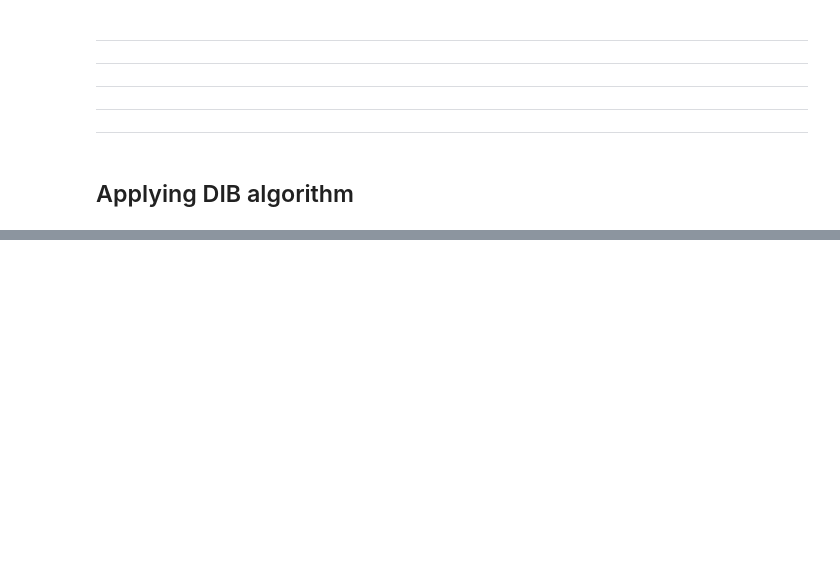
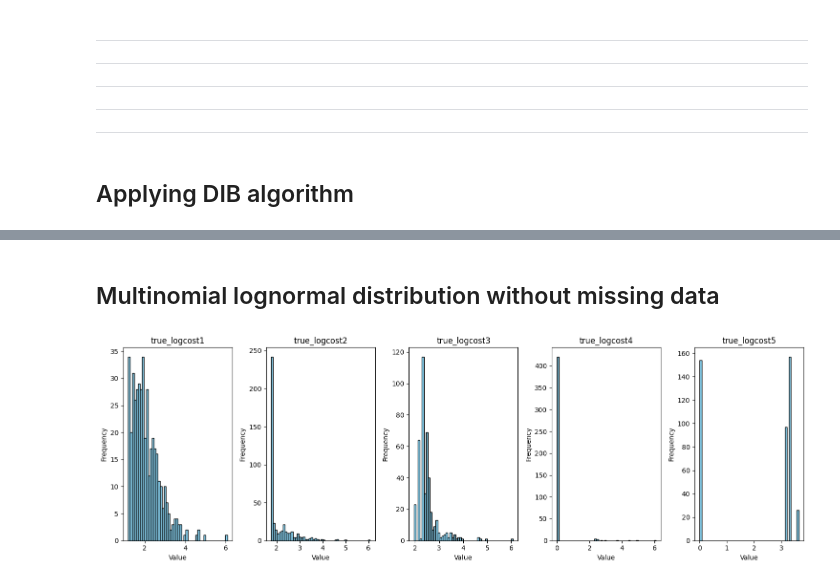
Before and after one commit to alex-monti/Master-Thesis, a Jupyter notebook: LM-telephone-complete-data.ipynb, the cells around one changed output, grey strips where cells are left out. Saved outputs shown, nothing was run; the diff lists cells and outputs as text; code cells hidden in the pictures; blank space fills up the shorter version.

```diff
--- a/LM-telephone-complete-data.ipynb
+++ b/LM-telephone-complete-data.ipynb
@@ -158,0 +138,9 @@ from functions_geom_DIB import geom_DIB_on_alternatives
+# %%
+df_logcost = data[['logcost1', 'logcost2', 'logcost3', 'logcost4', 'logcost5']]
+# Compute the mean vector and covariance matrix
+log_df_logcost = np.log(df_logcost)
+mean_vector = log_df_logcost.mean()
+covariance_matrix = log_df_logcost.cov()
+
+# Compute the probability density for each individual's cost vector
+df_logcost['probability_density'] = df_logcost.apply(lambda row: multivariate_lognormal_pdf(row.values, mean_vector, covariance_matrix), axis=1)
@@ -158,0 +169,3 @@ from functions_geom_DIB import geom_DIB_on_alternatives
+# %%
+np.random.seed(123)
+data['simulated_choice'] = data.apply(simulate_choice, axis=1)
@@ -158,0 +279,31 @@ from functions_geom_DIB import geom_DIB_on_alternatives
+# %% [markdown]
+<h2> Multinomial lognormal distribution without missing data </h2>
+# %%
+data['true_logcost1'] = data['logcost1'] * data['avail1']
+data['true_logcost2'] = data['logcost2'] * data['avail2']
+data['true_logcost3'] = data['logcost3'] * data['avail3']
+data['true_logcost4'] = data['logcost4'] * data['avail4']
+data['true_logcost5'] = data['logcost5'] * data['avail5']
+np.random.seed(123)
+data['simulated_choice'] = data.apply(simulate_choice, axis=1)
+# %%
+# Select five columns for plotting histograms
+columns_to_plot = ['true_logcost1', 'true_logcost2', 'true_logcost3', 'true_logcost4', 'true_logcost5']
+
+# Create subplots
+fig, axs = plt.subplots(1, 5, figsize=(15, 5))
+
+# Plot histograms for each selected column
+for i, col in enumerate(columns_to_plot):
+    axs[i].hist(data[col], bins=50, color='skyblue', edgecolor='black')
+    axs[i].set_title(col)
+    axs[i].set_xlabel('Value')
+    axs[i].set_ylabel('Frequency')
+
+# Adjust layout to prevent overlapping
+plt.tight_layout()
+
+# Show the plot
+plt.show()
+# %% [output]
+[figure, added]
```
Also changed, not shown: parts of 56 cells of this notebook, 7 other files.
